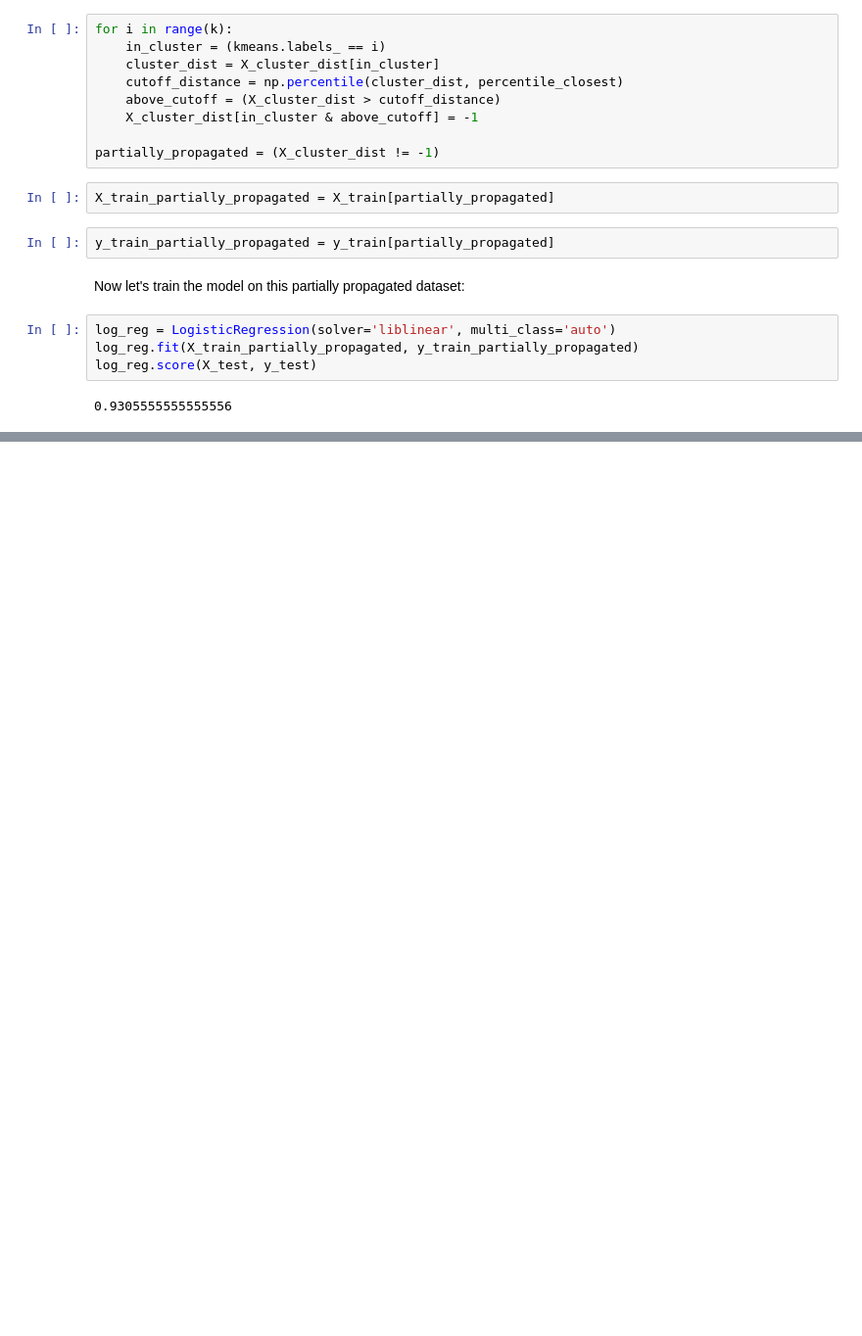
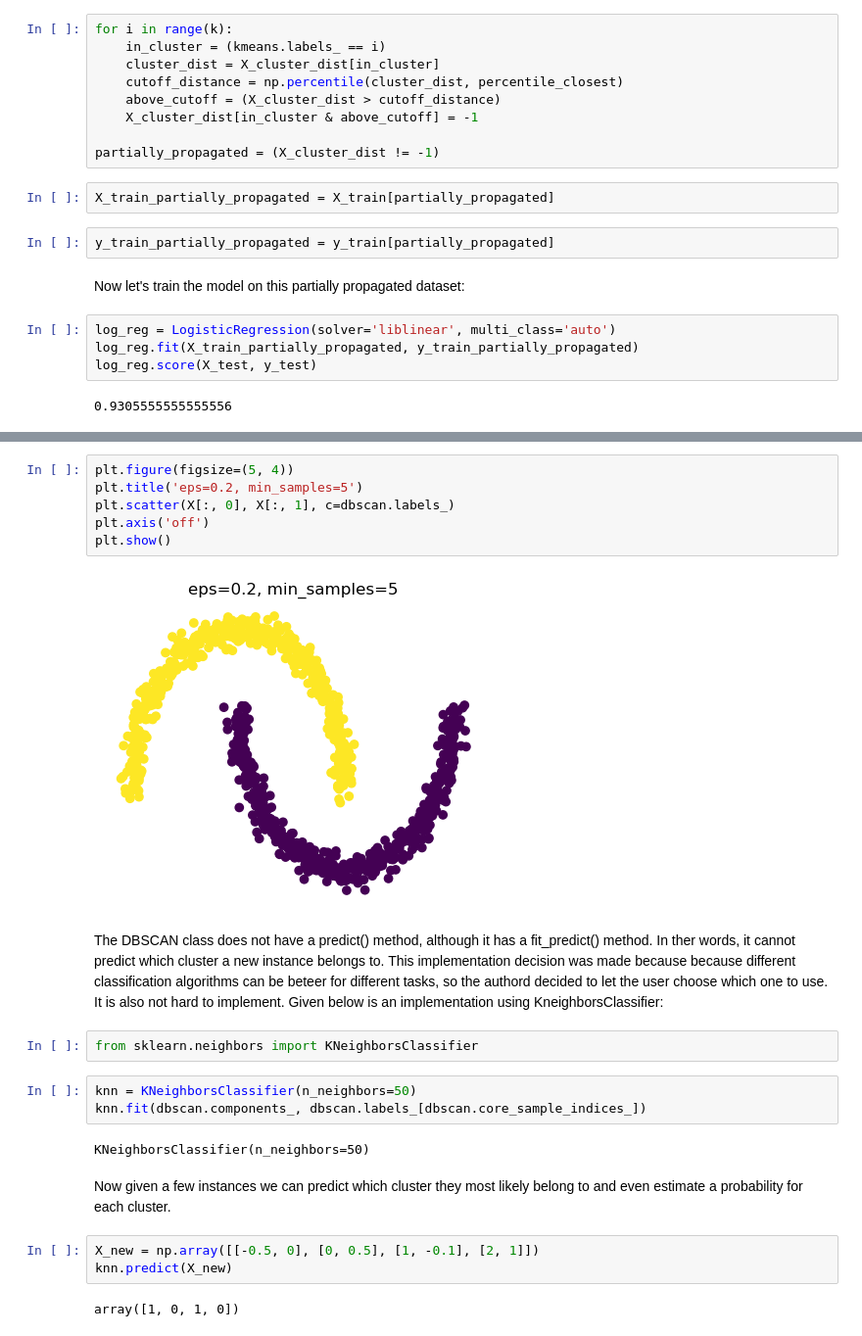
Before and after one commit to rishabhrao12/machine-learning, a Jupyter notebook: Part1-MachineLearning/Ch09-UnsupervisedLearning/UnsupervisedLearning.ipynb, the cells around one changed output, grey strips where cells are left out. Shown at 98% size. Cells and saved outputs as stored; diff of their text form; blank space fills up the shorter version.

```diff
--- a/Part1-MachineLearning/Ch09-UnsupervisedLearning/UnsupervisedLearning.ipynb
+++ b/Part1-MachineLearning/Ch09-UnsupervisedLearning/UnsupervisedLearning.ipynb
@@ -502,0 +590,24 @@ This completes the subsection on K-Means. In the next section we will look at an
+# %%
+plt.figure(figsize=(5, 4))
+plt.title('eps=0.2, min_samples=5')
+plt.scatter(X[:, 0], X[:, 1], c=dbscan.labels_)
+plt.axis('off')
+plt.show()
+# %% [output]
+[figure, added]
+# %% [markdown]
+The DBSCAN class does not have a predict() method, although it has a fit_predict() method. In ther words, it cannot predict which cluster a new instance belongs to. This implementation decision was made because because different classification algorithms can be beteer for different tasks, so the authord decided to let the user choose which one to use. It is also not hard to implement. Given below is an implementation using KneighborsClassifier:
+# %%
+from sklearn.neighbors import KNeighborsClassifier
+# %%
+knn = KNeighborsClassifier(n_neighbors=50)
+knn.fit(dbscan.components_, dbscan.labels_[dbscan.core_sample_indices_])
+# %% [output]
+KNeighborsClassifier(n_neighbors=50)
+# %% [markdown]
+Now given a few instances we can predict which cluster they most likely belong to and even estimate a probability for each cluster.
+# %%
+X_new = np.array([[-0.5, 0], [0, 0.5], [1, -0.1], [2, 1]])
+knn.predict(X_new)
+# %% [output]
+array([1, 0, 1, 0])
```
Also changed, not shown: parts of 26 cells of this notebook.
